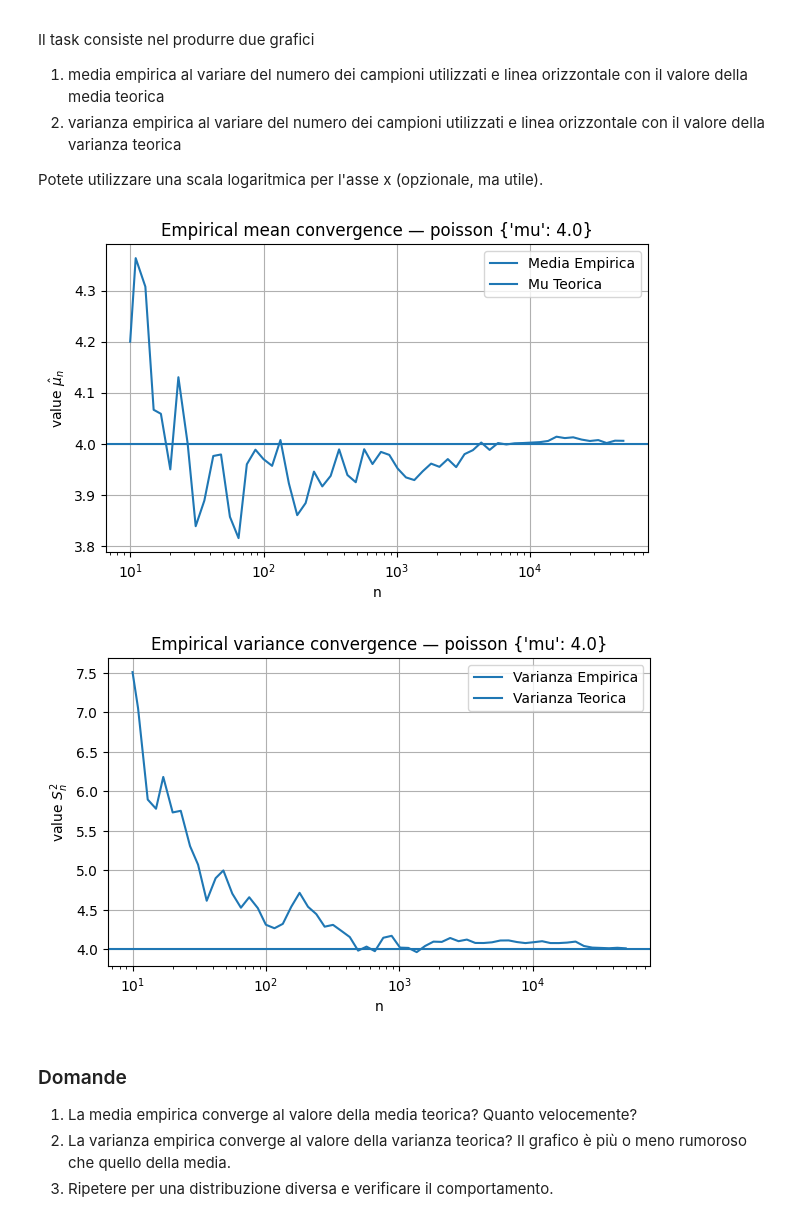
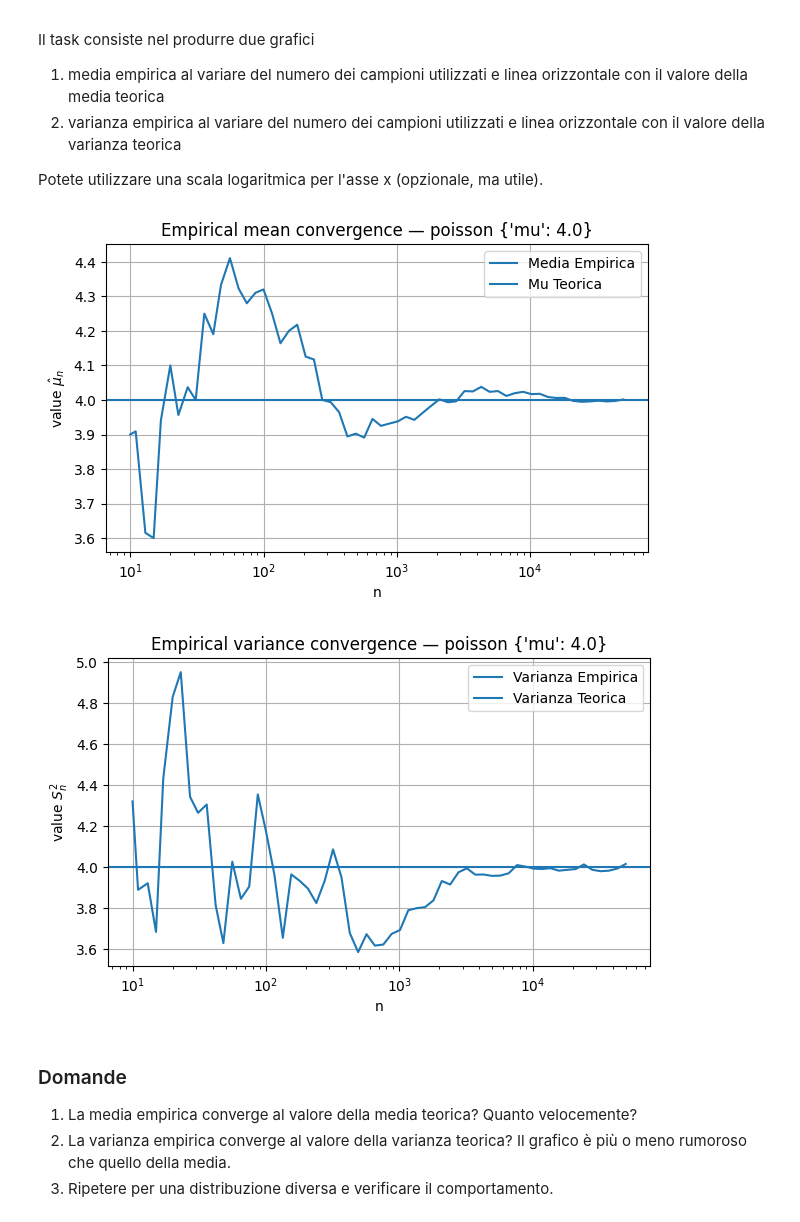
Before and after one commit to iamgiu/Introduzione-al-Data-Science, a Jupyter notebook: Notebook/Seconda Settimana/lab2.ipynb, the cells around one changed output. Saved outputs shown, nothing was run; the diff lists cells and outputs as text; code cells hidden in the pictures.

```diff
--- a/Notebook/Seconda Settimana/lab2.ipynb
+++ b/Notebook/Seconda Settimana/lab2.ipynb
@@ -172,41 +173,40 @@ dist_name = "poisson"
 params = {"mu": 4.0}
 
 n_max = 50_000
-rng = np.random.default_rng(seed=42)
 x = sample_dist(dist_name, params, n_max, rng)                          # funzione definita nel punto Task 1.2
 
 ns = np.unique(np.logspace(1, np.log10(n_max), 60).astype(int))  # 10 ... n_max
 mhat, vhat = prefix_stats(x, ns)
 mu, var = theory_mean_var(dist_name, params)
 
 # Plot mean convergence
 plt.figure()
 # TO DO
 plt.plot(ns, mhat, label="Media Empirica")
 # TO DO: plot thoeretical mu
 plt.axhline(mu, label="Mu Teorica")
 plt.xscale("log")
 plt.xlabel("n")
 plt.ylabel(r"value $\hat{\mu}_n$")                              # mi dava errore quindi ho messo "r" per fare in modo che Python tratti il backslash come un carattere normale
 plt.title(f"Empirical mean convergence — {dist_name} {params}")
 plt.legend()
 plt.show()
 
 # Plot variance convergence
 plt.figure()
 # TO DO
 plt.plot(ns, vhat, label="Varianza Empirica")
 # TO DO: plot theoretical variance
 plt.axhline(var, label="Varianza Teorica")
 plt.xscale("log")
 plt.xlabel("n")
 plt.ylabel("value $S_n^2$")
 plt.title(f"Empirical variance convergence — {dist_name} {params}")
 plt.legend()
 plt.show()
 # %% [output]
-[figure, old version]
+[figure, new version]
-[figure, old version]
+[figure, new version]
 # %% [markdown]
 ### Domande
 
```
Also changed, not shown: parts of 8 cells of this notebook.
